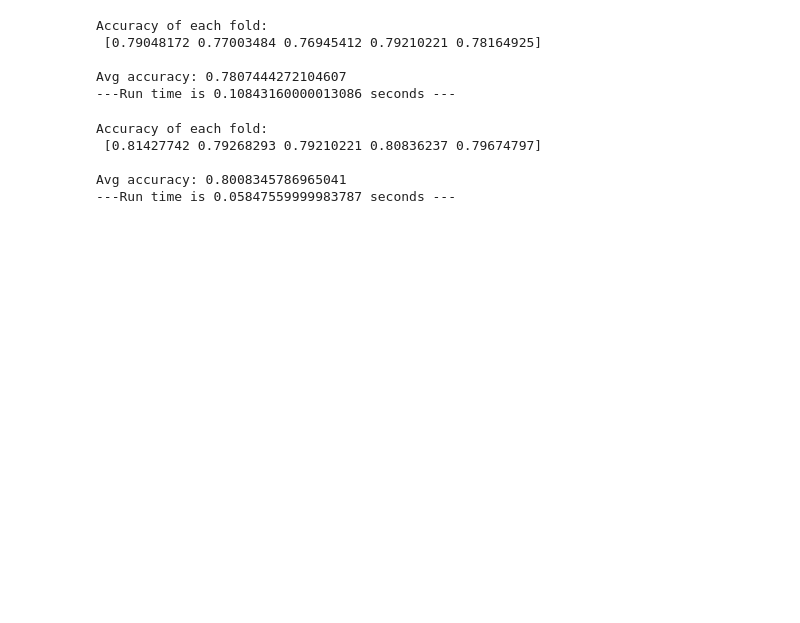
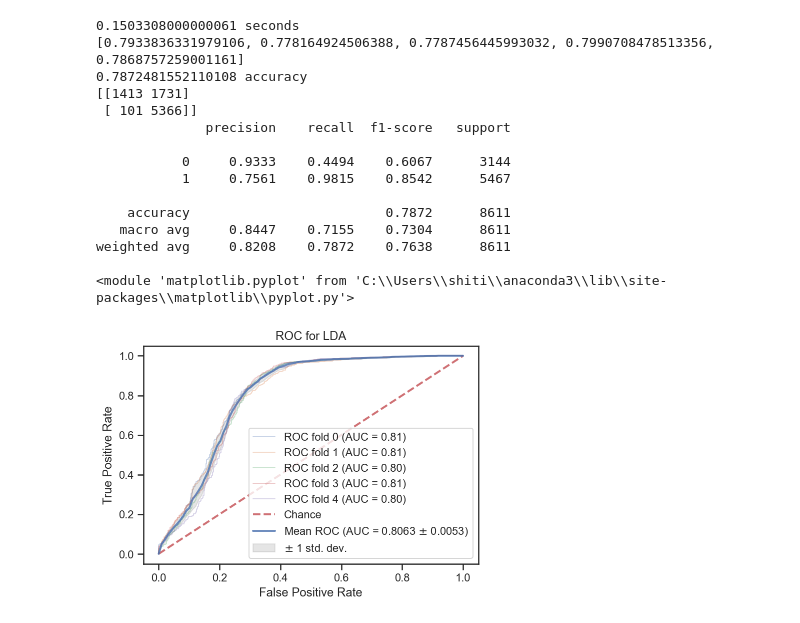
Before and after one commit to michael-suggs/earth-science-svsm, a Jupyter notebook: Classification Models/LDAQDA.ipynb, the cells around one changed output. Cells and saved outputs as stored; diff of their text form; code cells hidden in the pictures; blank space fills up the shorter version.

Commit message:
Added ROC and Cleaned Models

```diff
--- a/Classification Models/LDAQDA.ipynb
+++ b/Classification Models/LDAQDA.ipynb
@@ -165,3 +64,0 @@ Avg accuracy: 0.8008345786965041
-# %%
-X = dfes.loc[:, ["qu_dsm_MAX", "qu_dsm_RANGE"]]
-y = dfes.loc[:, "wetland"]
@@ -208,43 +64,0 @@ Avg accuracy: 0.8008345786965041
-# %%
-X = dfes.loc[:, ["qu_hyddem_MIN", "qu_hyddem_MAX"]]
-y = dfes.loc[:, "wetland"]
-# %%
-start_time = timeit.default_timer()
-crossvalidation = KFold(n_splits=5, random_state=2, shuffle=True)
-
-lda = LinearDiscriminantAnalysis()
-model = lda.fit(X, y)
-
-scores = cross_val_score(model, X, y, cv=crossvalidation)
-print('Accuracy of each fold: \n {}'.format(scores))
-print()
-print("Avg accuracy: {}".format(scores.mean()))
-
-elapsed = timeit.default_timer() - start_time
-print("---Run time is %s seconds ---" % elapsed)
-# %% [output]
-Accuracy of each fold:
- [0.79048172 0.77003484 0.76945412 0.79210221 0.78164925]
-
-Avg accuracy: 0.7807444272104607
----Run time is 0.10843160000013086 seconds ---
-# %%
-start_time = timeit.default_timer()
-crossvalidation = KFold(n_splits=5, random_state=2, shuffle=True)
-
-qda = QuadraticDiscriminantAnalysis()
-model = qda.fit(X, y)
-
-scores = cross_val_score(model, X, y, cv=crossvalidation)
-print('Accuracy of each fold: \n {}'.format(scores))
-print()
-print("Avg accuracy: {}".format(scores.mean()))
-
-elapsed = timeit.default_timer() - start_time
-print("---Run time is %s seconds ---" % elapsed)
-# %% [output]
-Accuracy of each fold:
- [0.81427742 0.79268293 0.79210221 0.80836237 0.79674797]
-
-Avg accuracy: 0.8008345786965041
----Run time is 0.05847559999983787 seconds ---
@@ -250,0 +201,28 @@ Avg accuracy: 0.8008345786965041
+# %%
+X = df[["qu_hyddem_SUM", "qu_dsm_MIN"]]
+y = df.FID_RiverRd_AOI
+gridid = df.GRID_ID
+output_df_lda, time_lda, cm_lda, cr_lda, acc_lda, roc_lda = LDA(X, y, gridid)
+print(f"{time_lda} seconds")
+print(f"{acc_lda}")
+print(f"{np.mean(acc_lda)} accuracy")
+print(cm_lda)
+print(cr_lda)
+print(roc_lda)
+# %% [output]
+0.1503308000000061 seconds
+[0.7933836331979106, 0.778164924506388, 0.7787456445993032, 0.7990708478513356, 0.7868757259001161]
+0.7872481552110108 accuracy
+[[1413 1731]
+ [ 101 5366]]
+              precision    recall  f1-score   support
+
+           0     0.9333    0.4494    0.6067      3144
+           1     0.7561    0.9815    0.8542      5467
+
+    accuracy                         0.7872      8611
+   macro avg     0.8447    0.7155    0.7304      8611
+weighted avg     0.8208    0.7872    0.7638      8611
+
+<module 'matplotlib.pyplot' from 'C:\\Users\\shiti\\anaconda3\\lib\\site-packages\\matplotlib\\pyplot.py'>
+[figure, added]
```
Also changed, not shown: parts of 14 cells of this notebook, 6 other files.
